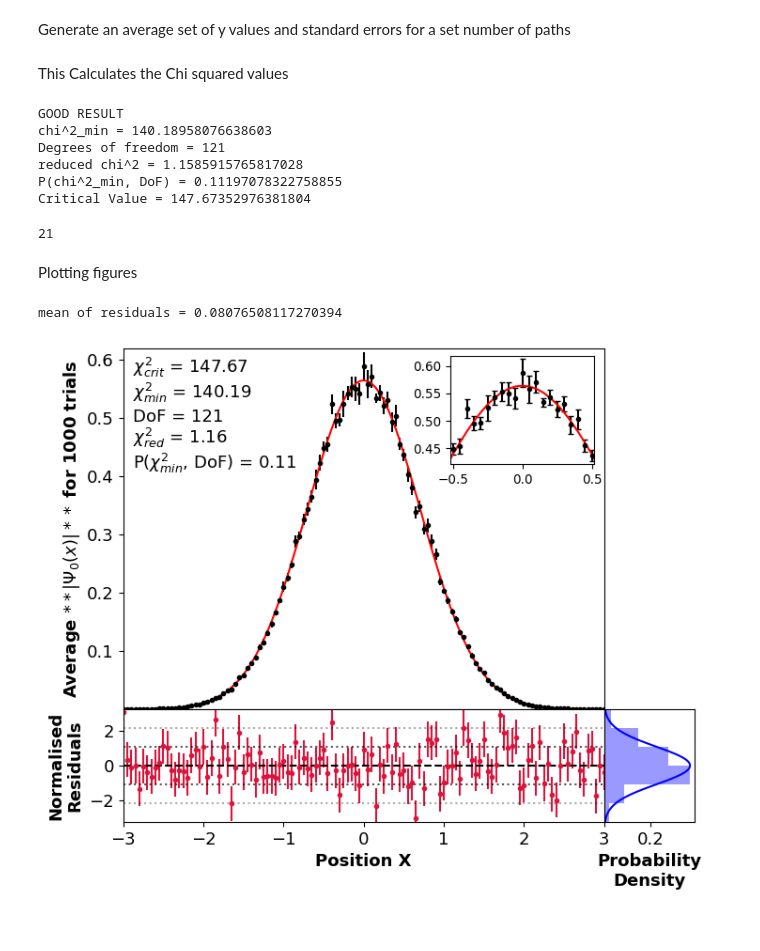
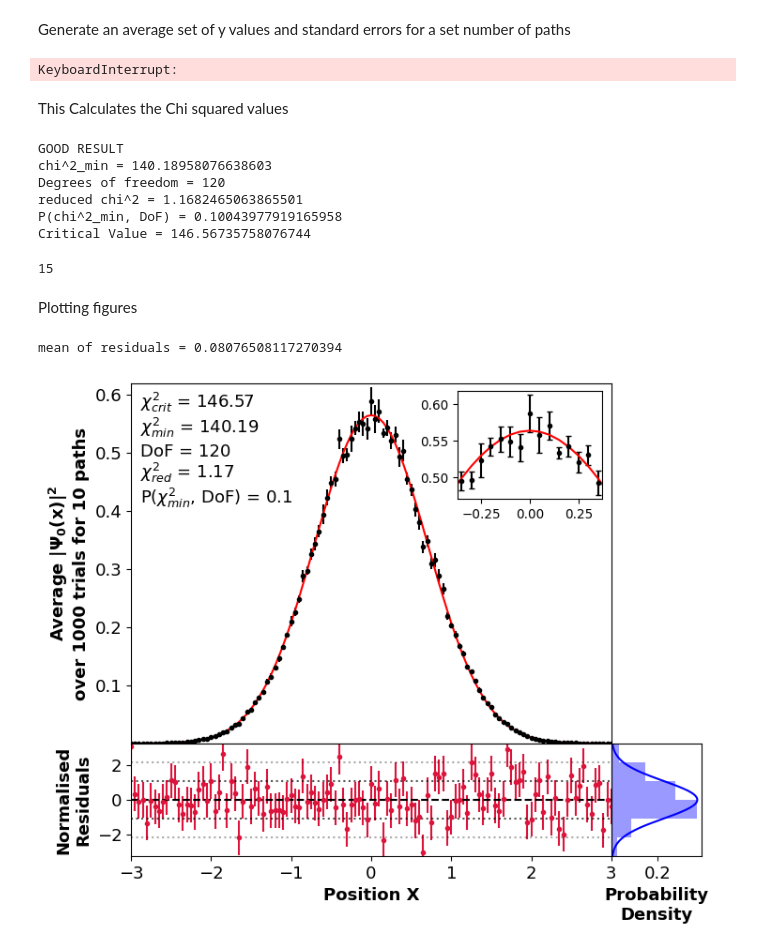
Before and after one commit to Wildeofthewest1/ProjectRepo, a Jupyter notebook: FeynmanPathIntegralJUPYTER.ipynb, the cells around one changed output. Cells and saved outputs as stored; diff of their text form; code cells hidden in the pictures.

```diff
--- a/FeynmanPathIntegralJUPYTER.ipynb
+++ b/FeynmanPathIntegralJUPYTER.ipynb
@@ -214,7 +214,7 @@ def path_error_analysis(paths_list, num_trials, Psi_func):
     return std_dev / np.sqrt(num_trials)
 # %%
 paths_list = [1,1]# Number of paths to test
-num_trials = 2# Number of trials for averaging
+num_trials = 1000 #Number of trials for averaging
 errors = path_error_analysis(paths_list, num_trials, Psi)
 #print(repr(errors))
 # %%
@@ -4110,7 +4110,10 @@ def average(num_trials, paths1):
     return average_ys, average_errs
 # %%
 num_trls = 1000
-ys, yerrs = average(num_trls,10)# average(NumberOfAverages,NumberOfPaths)
+num_pths = 10
+ys, yerrs = average(num_trls,num_pths)# average(NumberOfAverages,NumberOfPaths)
+# %% [output]
+KeyboardInterrupt:
 # %%
 #yerrs *= 1.01
 sig_level = 0.05
@@ -4148,7 +4151,7 @@ print('optimised parameter = ({} +/- {}) units'.format( popt[1], popt_errs[1]))
 def chi_squared(model, x_data, y_data, y_err):
     return np.sum(((y_data - model(x_data))/y_err)**2)
 
-degrees_of_freedom = xs.size#-popt.size
+degrees_of_freedom = xs.size-1#-popt.size
 critical_value = scipy.stats.chi2.ppf(1 - sig_level, degrees_of_freedom)
 
 chi_squared_min = chi_squared(wavefunc, xs, ys, yerrs)
@@ -4170,17 +4173,17 @@ print('Critical Value = {}'.format(critical_value))
 # %% [output]
 GOOD RESULT
 chi^2_min = 140.18958076638603
-Degrees of freedom = 121
-reduced chi^2 = 1.1585915765817028
-P(chi^2_min, DoF) = 0.11197078322758855
-Critical Value = 147.67352976381804
+Degrees of freedom = 120
+reduced chi^2 = 1.1682465063865501
+P(chi^2_min, DoF) = 0.10043977919165958
+Critical Value = 146.56735758076744
 # %%
 #plot limits
 delta = 0.02
 #must be a multiple of dx = 0.05 and startx < endx
-aaa = 0.15
-startx = -0.5
-endx = 0.5
+aaa = 0.35
+startx = -aaa
+endx = aaa
 
 startx -= delta
 endx += delta
@@ -4218,7 +4221,7 @@ miniyerrs = (yerrs[startindex:])[:endindex]
 miny= np.min(miniys - miniyerrs)
 maxy = np.max(miniys + miniyerrs)
 # %% [output]
-21
+15
 # %% [markdown]
 Plotting figures
 # %%
@@ -4237,7 +4240,7 @@ plt.gca().axes.get_xaxis().set_ticks([])
 plt.gca().axes.get_yaxis().set_ticks([0.1,0.2,0.3,0.4,0.5,0.6])
 
 plt.yticks(fontsize = textsize)
-plt.ylabel("Average $**|\Psi_0(x)|**}^2$ for "+"{} trials".format(num_trls), fontsize = textsize, weight = "bold")
+plt.ylabel("Average $\mathbf{|\Psi_0(x)|^2}$\nover "+"{} trials for {} paths".format(num_trls,num_pths), fontsize = textsize, weight = "bold")
 
 analyticalValues = wavefunc(xs)
 normres = (ys-analyticalValues)/yerrs
@@ -4256,7 +4259,6 @@ plt.text(0.02, .98-1*qq, "$\chi_{min}^2$ = "+"{}".format(str(round(chi_squared_m
 plt.text(0.02, .974-2*qq, "DoF = {}".format(degrees_of_freedom), ha='left', va='top', transform=plt.gca().transAxes, fontsize = textsize)#, bbox = dict(facecolor = 'blue', alpha = 0.5))
 plt.text(0.02, 0.993-3*qq, "$\chi_{red}^2$ = "+"{}".format(str(round(reduced_chi2, 2))), ha='left', va='top', transform=plt.gca().transAxes, fontsize = textsize)#, bbox = dict(facecolor = 'green', alpha = 0.5))
 plt.text(0.02, 0.993-4*qq, "P($\chi_{min}^2$, DoF) = "+"{}".format(str(round(Pvalue, 2))), ha='left', va='top', transform=plt.gca().transAxes, fontsize = textsize)#, bbox = dict(facecolor = 'yellow', alpha = 0.5))
-
 
 ############################################# Mini plot showing range of data
 
@@ -4309,31 +4311,31 @@ plt.plot(xs,0*stdresarray, color=line_Colors[2], linestyle='dashed', alpha = 1)
 
 #######################################
 
 x = np.linspace(-j*stdd,j*stdd,100)
 mean = 0#statistics.mean(normres)
 sd = statistics.stdev(normres)
 
 
 f1.add_axes((plotwidth,-resplotheight,histplotwidth,resplotheight))#add axes for histogram plot
 plt.gca().set_ylim([-j*stdd,j*stdd])
 plt.gca().axes.get_yaxis().set_ticks([])
 plt.gca().axes.get_xaxis().set_ticks([0.2])
 plt.yticks(fontsize = textsize)
 plt.xticks(fontsize = textsize)
 plt.xlabel("Probability\nDensity", fontsize = textsize, weight = "bold")
 histrange = np.arange(-j*stdd,(j+1)*stdd,stdd)
 
 plt.hist(normres, histrange, density=True, orientation = "horizontal", color = line_Colors[1], alpha = 0.4)
 plt.plot( norm.pdf(x, mean, sd), x, color = line_Colors[1])
 
 
 #actionarray = metropolis(100,0)
 #plt.plot(np.arange(0,100,1),actionarray)
 print("mean of residuals = {}".format(np.mean(normres)))#Should be 0, else T is not correct
 #print(sd)
 #print(np.mean(normres)/sd)
 #print(np.sqrt(2))
 plt.show()
 # %% [output]
 mean of residuals = 0.08076508117270394
-[figure, old version]
+[figure, new version]
```
Also changed, not shown: parts of 2 cells of this notebook.
